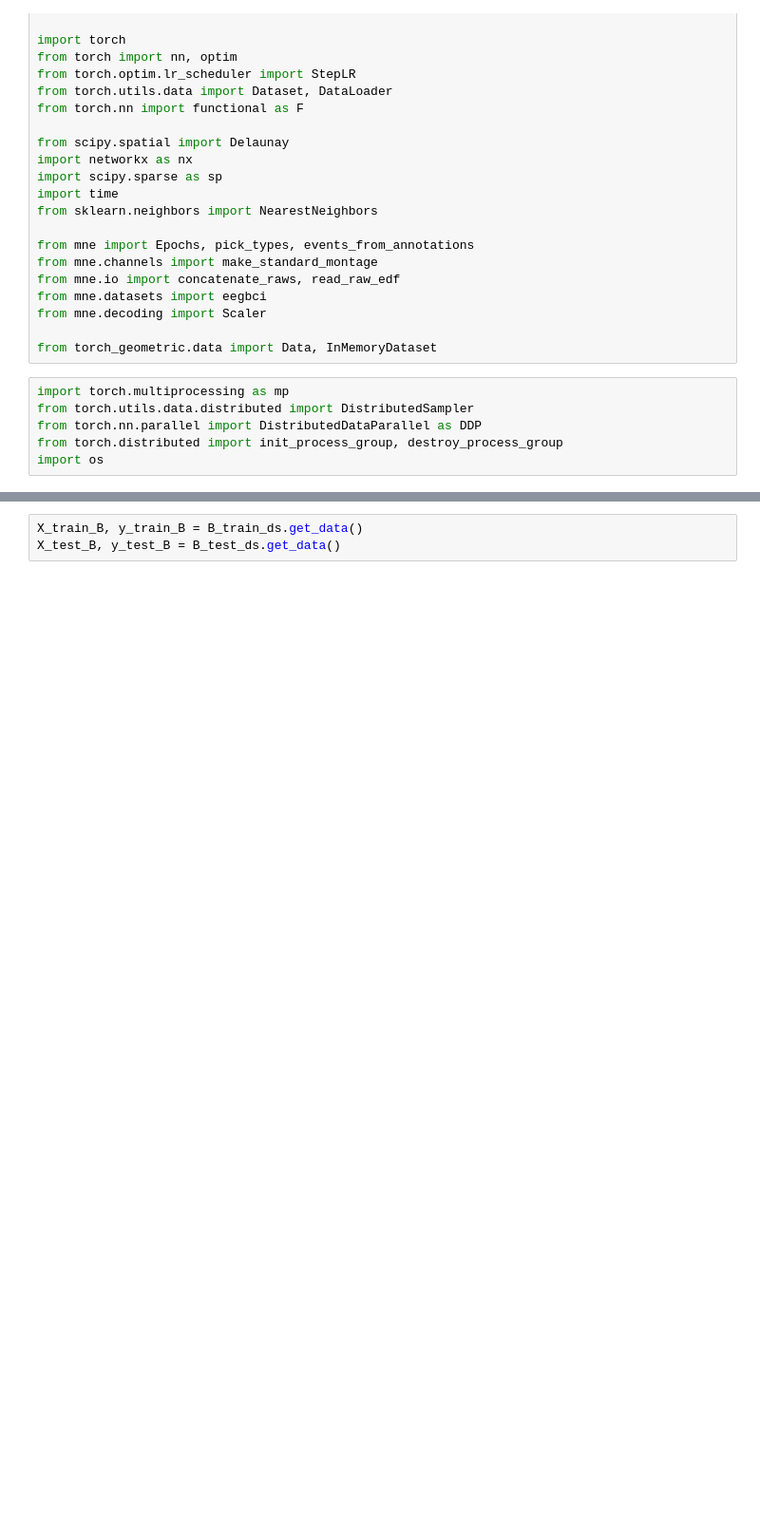
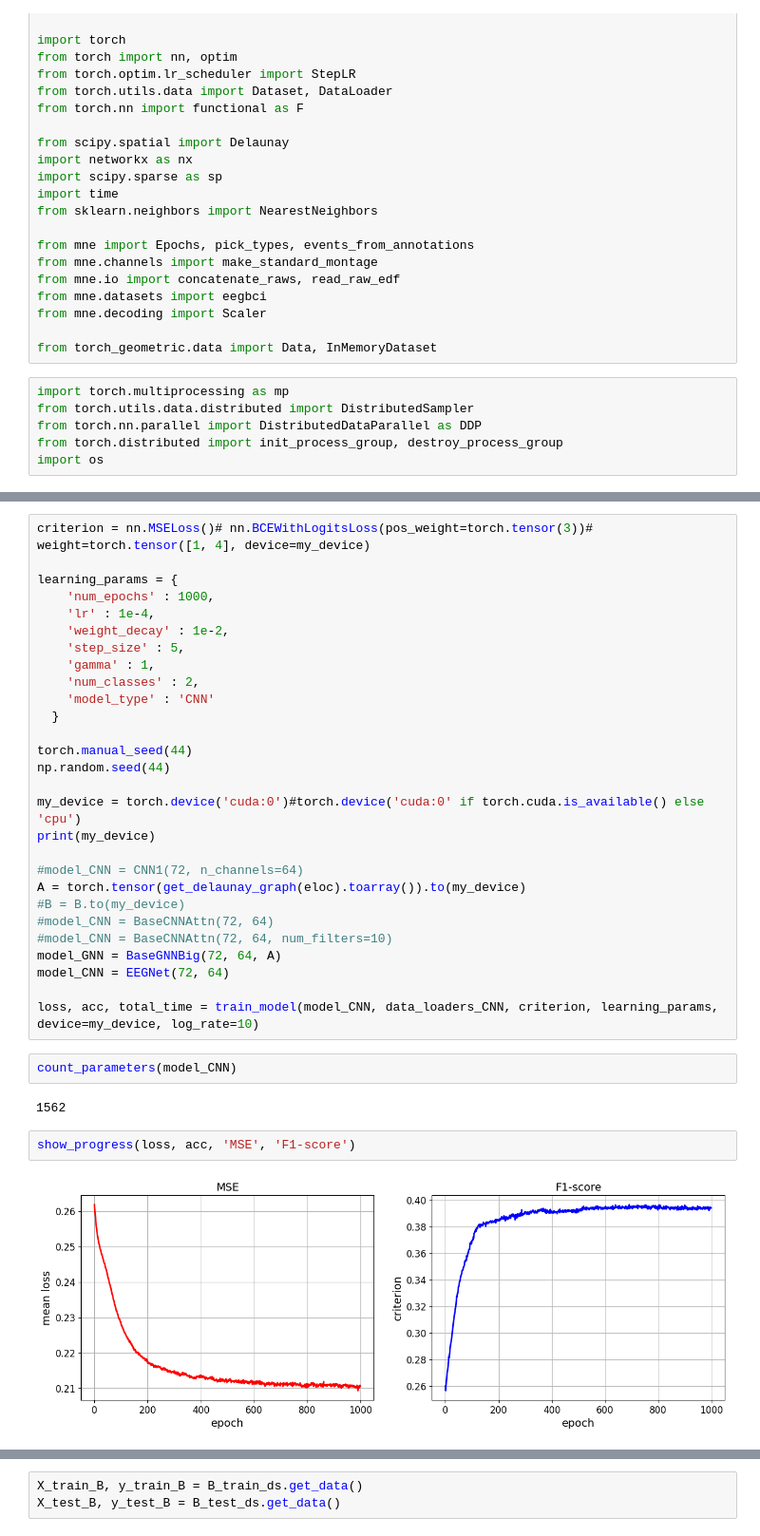
Before and after one commit to Sidl419/pattern_recognition, a Jupyter notebook: notebooks/training_update.ipynb, the cells around one changed output, grey strips where cells are left out. Shown at 95% size. Drawn from its saved outputs; the diff is of its cells as text; blank space fills up the shorter version.

```diff
--- a/notebooks/training_update.ipynb
+++ b/notebooks/training_update.ipynb
@@ -46,0 +90,36 @@ import os
+# %%
+criterion = nn.MSELoss()# nn.BCEWithLogitsLoss(pos_weight=torch.tensor(3))# weight=torch.tensor([1, 4], device=my_device)
+
+learning_params = {
+    'num_epochs' : 1000,
+    'lr' : 1e-4,
+    'weight_decay' : 1e-2,
+    'step_size' : 5,
+    'gamma' : 1,
+    'num_classes' : 2,
+    'model_type' : 'CNN'
+  }
+
+torch.manual_seed(44)
+np.random.seed(44)
+
+my_device = torch.device('cuda:0')#torch.device('cuda:0' if torch.cuda.is_available() else 'cpu')
+print(my_device)
+
+#model_CNN = CNN1(72, n_channels=64)
+A = torch.tensor(get_delaunay_graph(eloc).toarray()).to(my_device)
+#B = B.to(my_device)
+#model_CNN = BaseCNNAttn(72, 64)
+#model_CNN = BaseCNNAttn(72, 64, num_filters=10)
+model_GNN = BaseGNNBig(72, 64, A)
+model_CNN = EEGNet(72, 64)
+
+loss, acc, total_time = train_model(model_CNN, data_loaders_CNN, criterion, learning_params, device=my_device, log_rate=10)
+# %%
+count_parameters(model_CNN)
+# %% [output]
+1562
+# %%
+show_progress(loss, acc, 'MSE', 'F1-score')
+# %% [output]
+[figure, added]
```
Also changed, not shown: parts of 41 cells of this notebook, 13 other files.
